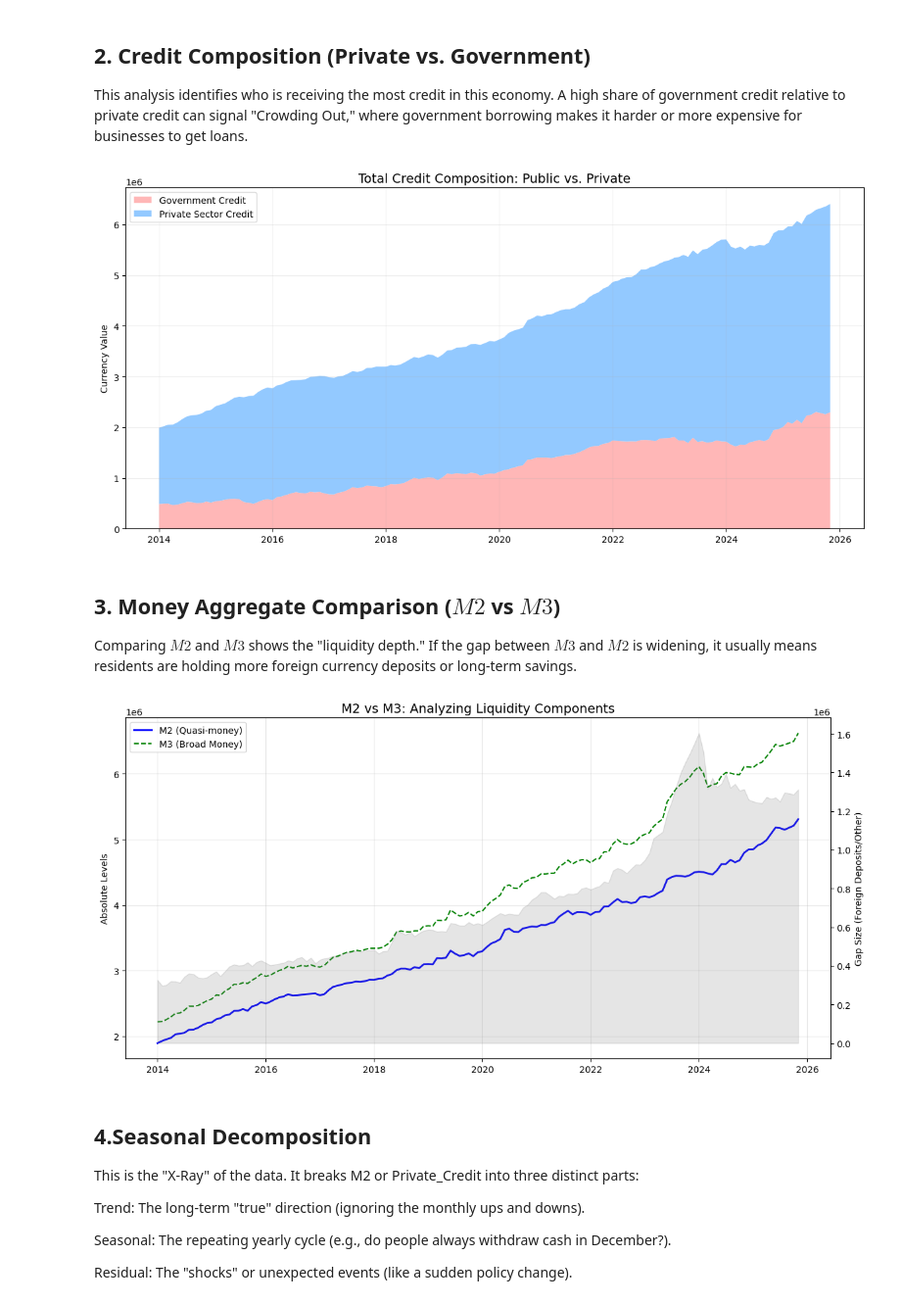
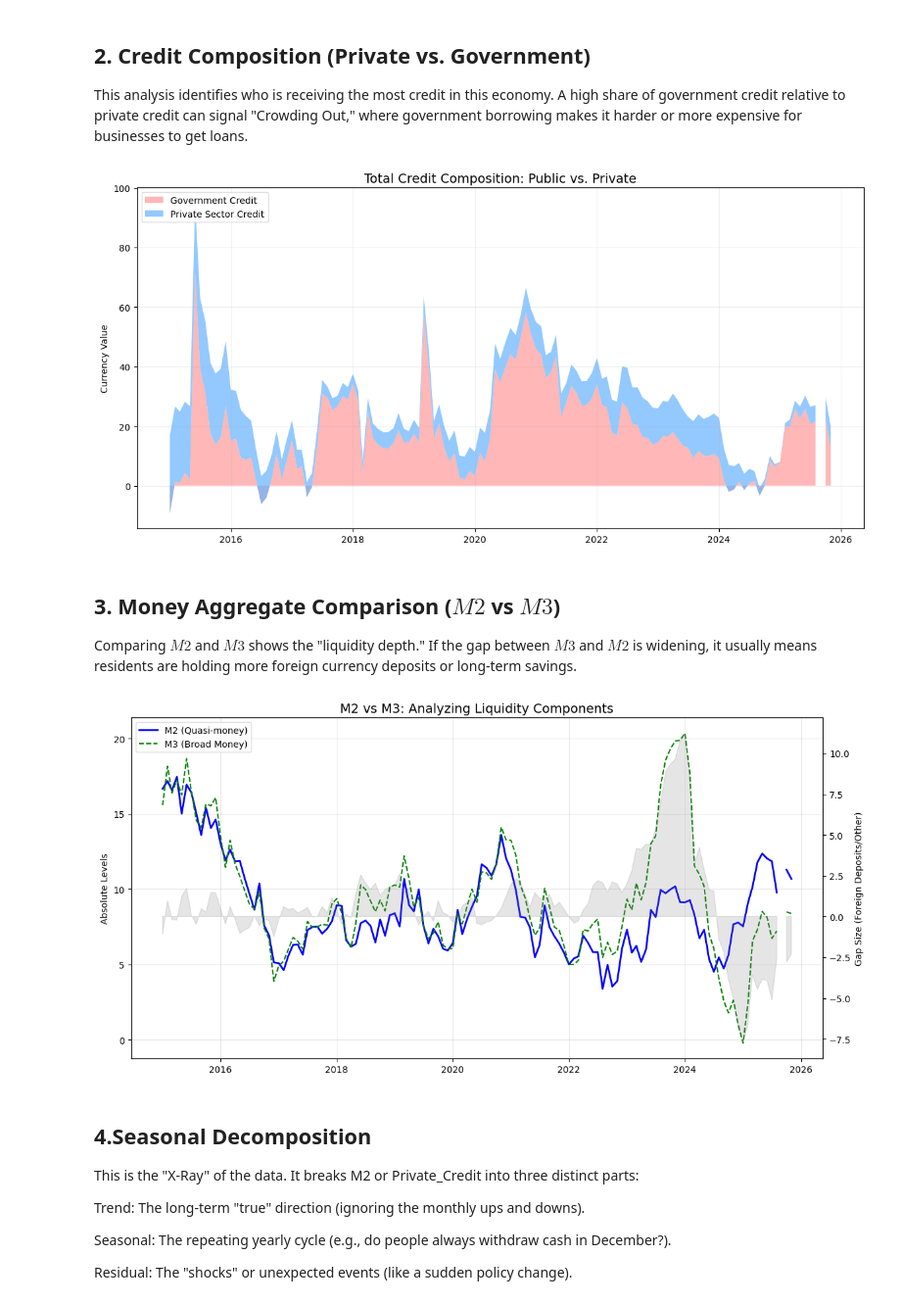
Before and after one commit to asaphray/cbk-macroeconomic-analysis, a Jupyter notebook: notebooks/python/03_monetary_analysis.ipynb, the cells around one changed output. Shown at 98% size. Cells and saved outputs as stored; diff of their text form; code cells hidden in the pictures.

```diff
--- a/notebooks/python/03_monetary_analysis.ipynb
+++ b/notebooks/python/03_monetary_analysis.ipynb
@@ -83,18 +116,27 @@ $$\text{YoY Growth} = \left( \frac{\text{Value}_{t}}{\text{Value}_{t-12}} - 1 \r
 # %%
 import matplotlib.pyplot as plt
 
-# 1. Calculating YoY Growth
-monetary_yoy = monetary.pct_change(periods=12) * 100
+# 1. Run the extraction (ensure you use a new variable name 'df_monetary')
+df_monetary = extract_monetary_data(file_path)
 
-# 2. Visualize
+# 2. Calculating YoY Growth safely
+# We drop all-NaN rows first to ensure the 12-month window is accurate
+df_yoy = df_monetary.dropna(how='all').pct_change(periods=12) * 100
+
+# 3. Visualization: The Big Three (M3, Private Credit, Govt Credit)
 plt.figure(figsize=(12, 6))
-for col in monetary_yoy.columns:
-    plt.plot(monetary_yoy.index, monetary_yoy[col], label=f'{col} YoY %')
 
-plt.axhline(0, color='black', linestyle='--', alpha=0.5) # Baseline
-plt.title('Year-over-Year Growth Rates of Monetary Indicators', fontsize=14)
+# Define columns to show for a cleaner chart
+cols_to_plot = ['M3', 'Private_Credit', 'Gov_Credit']
+
+for col in cols_to_plot:
+    if col in df_yoy.columns:
+        plt.plot(df_yoy.index, df_yoy[col], label=f'{col} (YoY %)', linewidth=2)
+
+plt.axhline(0, color='black', linestyle='--', alpha=0.5)
+plt.title('Kenya: Credit Distribution & Money Supply Growth (YoY %)', fontsize=14)
 plt.ylabel('Percentage Change (%)')
-plt.legend(loc='upper left', bbox_to_anchor=(1, 1))
+plt.legend(loc='upper left', frameon=True)
 plt.grid(True, alpha=0.3)
 plt.tight_layout()
 plt.show()
@@ -105,43 +147,43 @@ AttributeError: 'function' object has no attribute 'pct_change'
 This analysis identifies who is receiving the most credit in this economy. A high share of government credit relative to private credit can signal "Crowding Out," where government borrowing makes it harder or more expensive for businesses to get loans.
 # %%
 # 1. Calculating the Private Sector's share of total credit
-total_credit = monetary['Private_Credit'] + monetary['Gov_Credit']
-monetary['Private_Credit_Share'] = (monetary['Private_Credit'] / total_credit) * 100
+total_credit = df_monetary['Private_Credit'] + df_monetary['Gov_Credit']
+df_monetary['Private_Credit_Share'] = (df_monetary['Private_Credit'] / total_credit) * 100
 
 # 2. Visualizing with a Stacked Area Chart
 plt.figure(figsize=(12, 6))
-plt.stackplot(monetary.index,
-              monetary['Gov_Credit'],
-              monetary['Private_Credit'],
+plt.stackplot(df_monetary.index,
+              df_monetary['Gov_Credit'],
+              df_monetary['Private_Credit'],
               labels=['Government Credit', 'Private Sector Credit'],
               alpha=0.7, colors=['#ff9999','#66b3ff'])
 
 plt.title('Total Credit Composition: Public vs. Private', fontsize=14)
 plt.ylabel('Currency Value')
 plt.legend(loc='upper left')
 plt.grid(True, alpha=0.2)
 plt.tight_layout()
 plt.show()
 # %% [output]
-[figure, old version]
+[figure, new version]
 # %% [markdown]
 ## 3. Money Aggregate Comparison ($M2$ vs $M3$)
 Comparing $M2$ and $M3$ shows the "liquidity depth." If the gap between $M3$ and $M2$ is widening, it usually means residents are holding more foreign currency deposits or long-term savings.
 # %%
 # 1. Let's calculate the spread/gap
-monetary['M3_M2_Gap'] = monetary['M3'] - monetary['M2']
+df_monetary['M3_M2_Gap'] = df_monetary['M3'] - df_monetary['M2']
 
 # 2. Visualize Levels and the Gap
 fig, ax1 = plt.subplots(figsize=(12, 6))
 
-ax1.plot(monetary.index, monetary['M2'], label='M2 (Quasi-money)', color='blue', linewidth=2)
-ax1.plot(monetary.index, monetary['M3'], label='M3 (Broad Money)', color='green', linestyle='--')
+ax1.plot(df_monetary.index, df_monetary['M2'], label='M2 (Quasi-money)', color='blue', linewidth=2)
+ax1.plot(df_monetary.index, df_monetary['M3'], label='M3 (Broad Money)', color='green', linestyle='--')
 ax1.set_ylabel('Absolute Levels')
 ax1.legend(loc='upper left')
 
 # Creating a second y-axis for the gap
 ax2 = ax1.twinx()
-ax2.fill_between(monetary.index, monetary['M3_M2_Gap'], color='gray', alpha=0.2, label='M3-M2 Gap')
+ax2.fill_between(df_monetary.index, df_monetary['M3_M2_Gap'], color='gray', alpha=0.2, label='M3-M2 Gap')
 ax2.set_ylabel('Gap Size (Foreign Deposits/Other)')
 
 plt.title('M2 vs M3: Analyzing Liquidity Components', fontsize=14)
@@ -149,7 +191,7 @@ ax1.grid(True, alpha=0.3)
 plt.tight_layout()
 plt.show()
 # %% [output]
-[figure, old version]
+[figure, new version]
 # %% [markdown]
 ## 4.Seasonal Decomposition
 This is the "X-Ray" of the data. It breaks  M2 or Private_Credit into three distinct parts:
```
Also changed, not shown: parts of 3 cells of this notebook.
